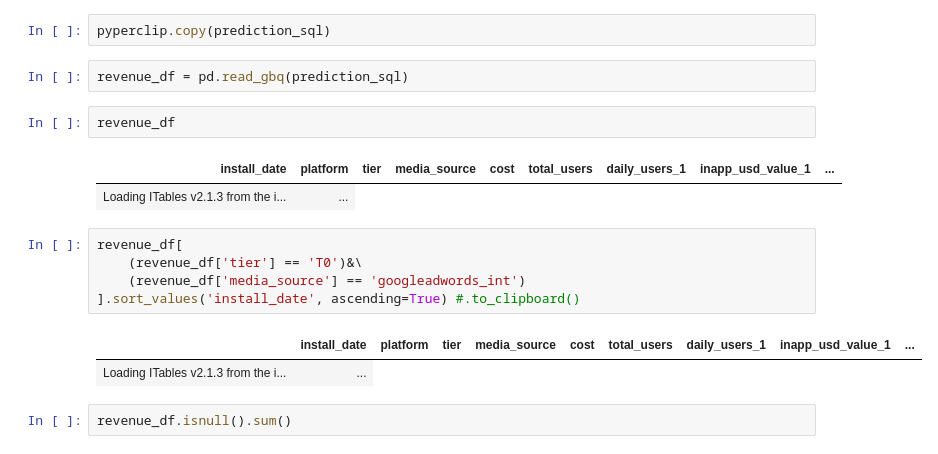
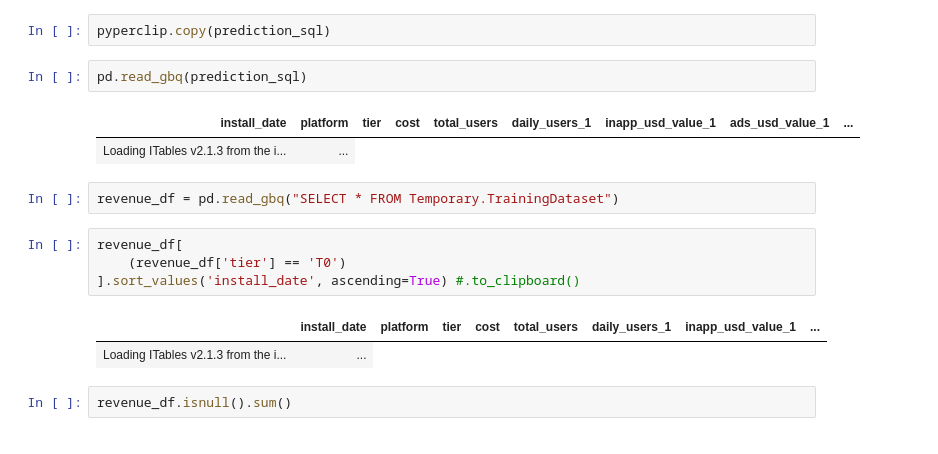
Before and after one commit to snail-fuji/ltv-query-scratch, a Jupyter notebook: coefficients-model.ipynb, the cells around one changed output. Cells and saved outputs as stored; diff of their text form.

```diff
--- a/coefficients-model.ipynb
+++ b/coefficients-model.ipynb
@@ -163,19 +175,18 @@ INNER JOIN dataset_coefficients_rolling
 # %%
 pyperclip.copy(prediction_sql)
 # %%
-revenue_df = pd.read_gbq(prediction_sql)
+pd.read_gbq(prediction_sql)
+# %% [output]
+| install_date | platform | tier | cost | total_users | daily_users_1 | inapp_usd_value_1 | ads_usd_value_1 | ... |
+| Loading ITables v2.1.3 from the i... | ... |
-# %%
-revenue_df
-# %% [output]
-| install_date | platform | tier | media_source | cost | total_users | daily_users_1 | inapp_usd_value_1 | ... |
-| Loading ITables v2.1.3 from the i... | ... |
+# %%
+revenue_df = pd.read_gbq("SELECT * FROM Temporary.TrainingDataset")
 # %%
 revenue_df[
-    (revenue_df['tier'] == 'T0')&\
-    (revenue_df['media_source'] == 'googleadwords_int')
+    (revenue_df['tier'] == 'T0')
 ].sort_values('install_date', ascending=True) #.to_clipboard()
 # %% [output]
-|  | install_date | platform | tier | media_source | cost | total_users | daily_users_1 | inapp_usd_value_1 | ... |
+|  | install_date | platform | tier | cost | total_users | daily_users_1 | inapp_usd_value_1 | ... |
 | Loading ITables v2.1.3 from the i... | ... |
 # %%
 revenue_df.isnull().sum()
```
Also changed, not shown: parts of 32 cells of this notebook.
